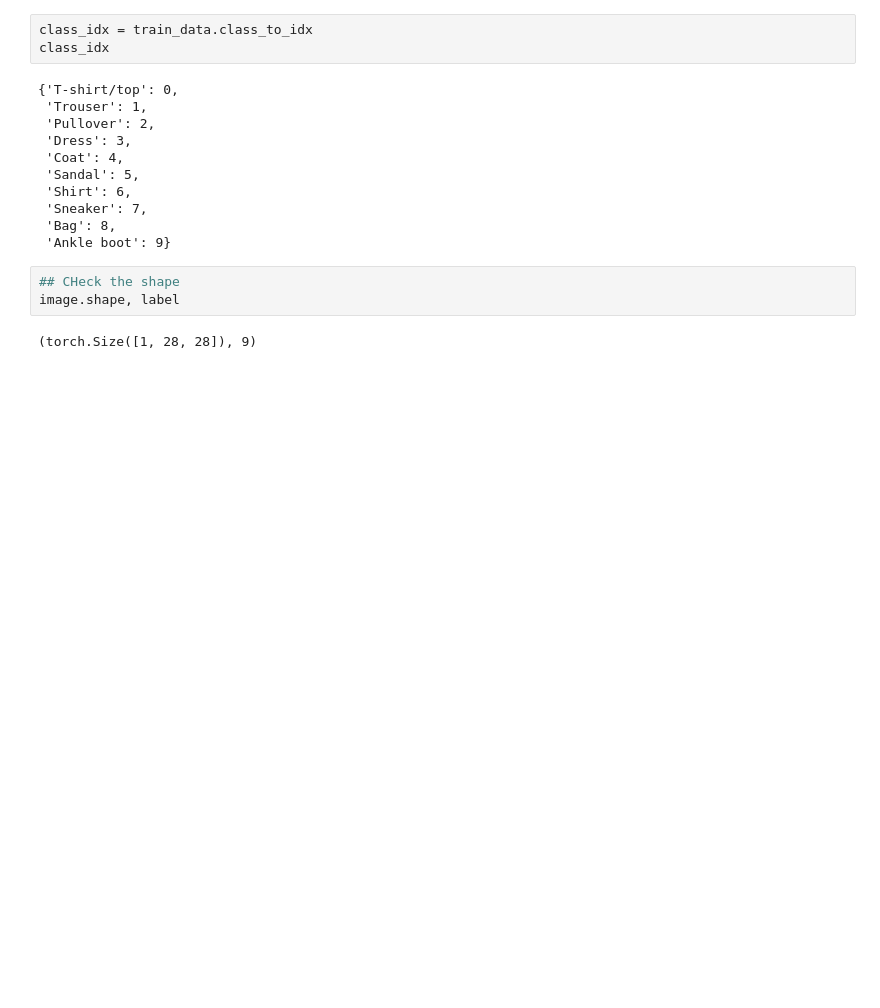
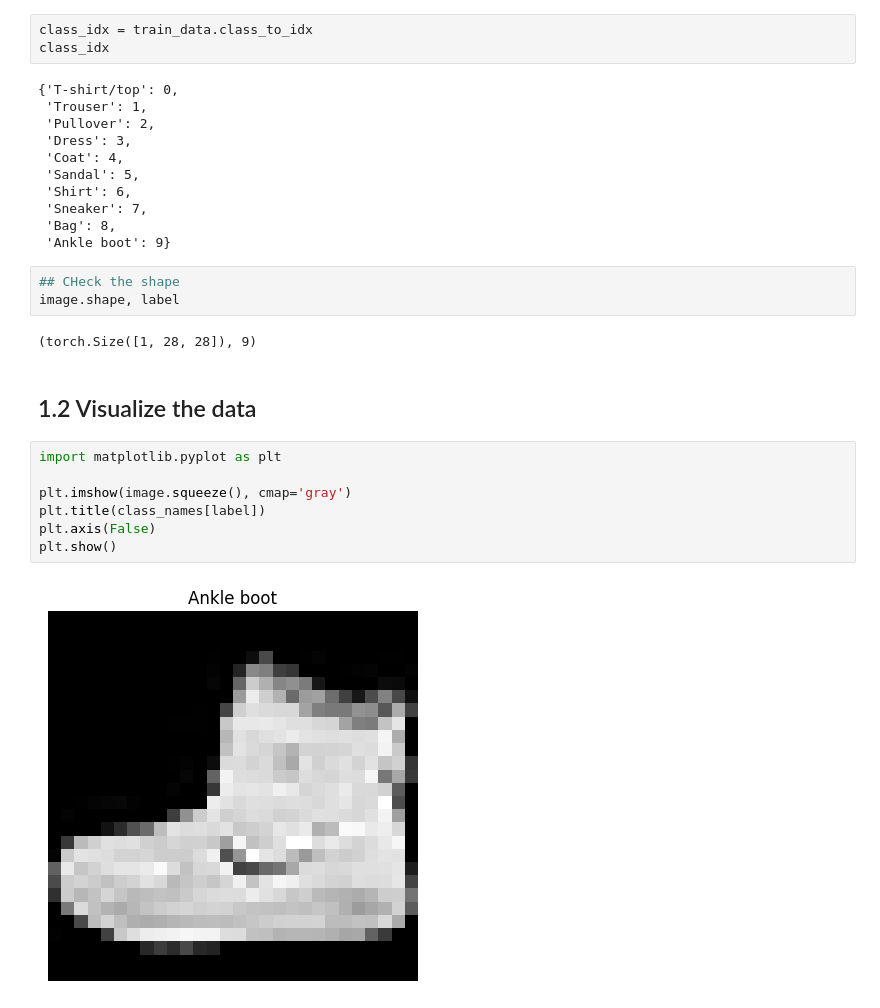
Before and after one commit to ujjawalsingh10/Pytorch-Deep-Learning, a Jupyter notebook: 03_Pytorch_Computer_Vision.ipynb, the cells around one changed output. Cells and saved outputs as stored; diff of their text form; blank space fills up the shorter version.

```diff
--- a/03_Pytorch_Computer_Vision.ipynb
+++ b/03_Pytorch_Computer_Vision.ipynb
@@ -89,3 +105,14 @@ class_idx
 image.shape, label
 # %% [output]
 (torch.Size([1, 28, 28]), 9)
+# %% [markdown]
+## 1.2 Visualize the data
+# %%
+import matplotlib.pyplot as plt
+
+plt.imshow(image.squeeze(), cmap='gray')
+plt.title(class_names[label])
+plt.axis(False)
+plt.show()
+# %% [output]
+[figure, added]
```
Also changed, not shown: parts of 31 cells of this notebook.
